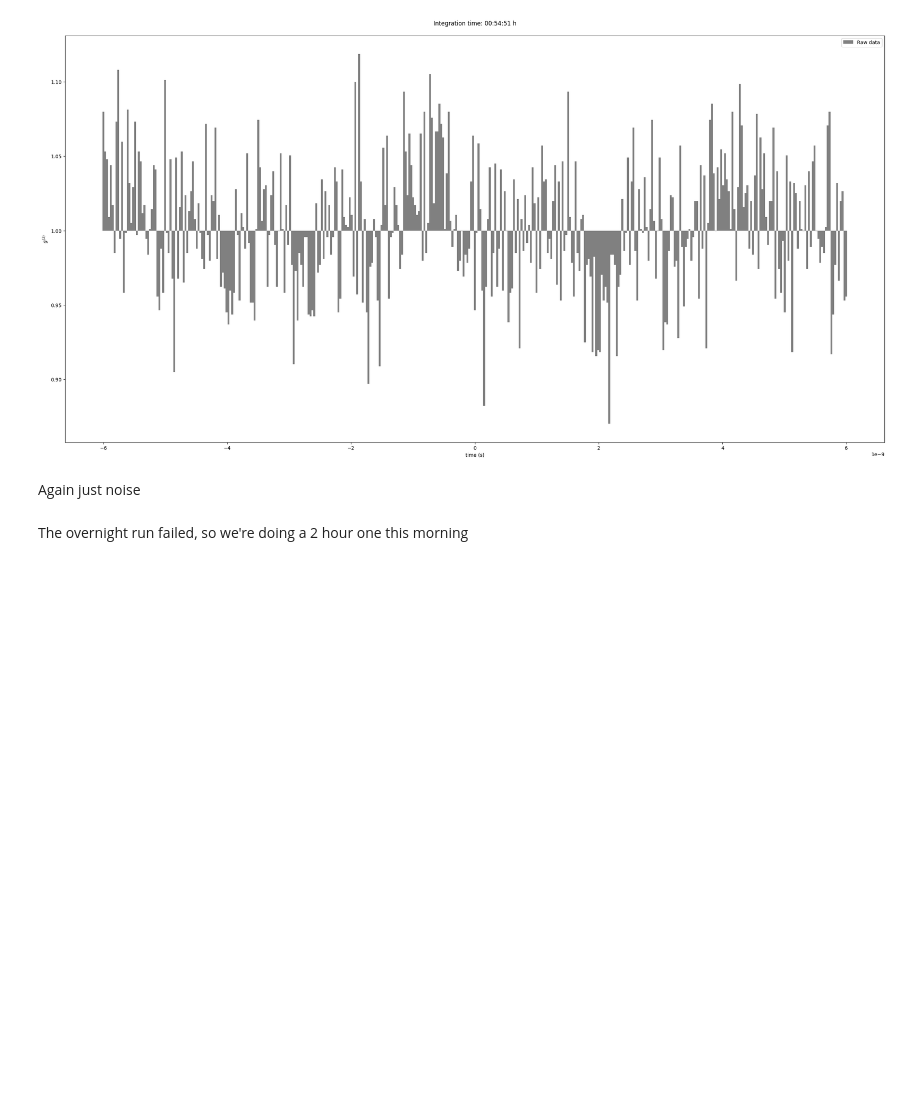
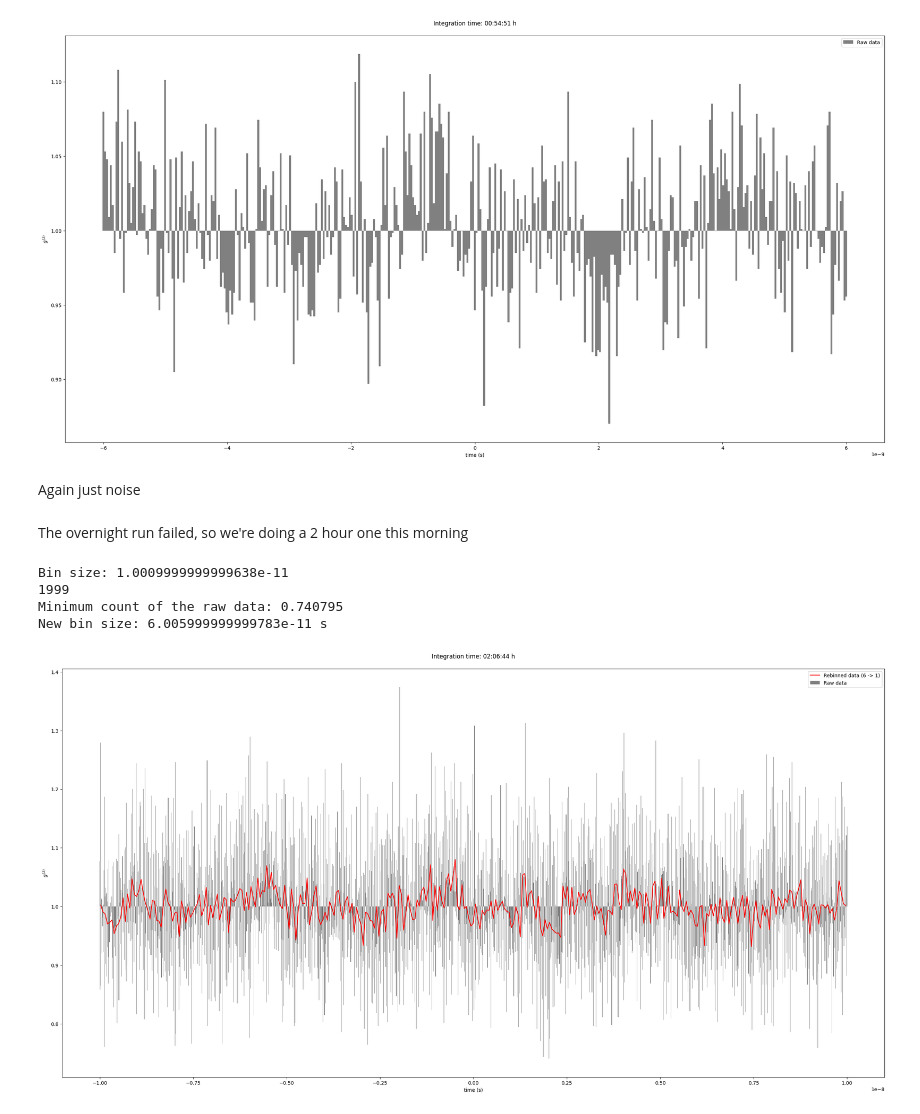
Before and after one commit to MixtliMonroe/SinglePhotonInterference, a Jupyter notebook: analyseExp2.ipynb, the cells around one changed output. Saved outputs shown, nothing was run; the diff lists cells and outputs as text; code cells hidden in the pictures; blank space fills up the shorter version.

```diff
--- a/analyseExp2.ipynb
+++ b/analyseExp2.ipynb
@@ -66,3 +70,45 @@ Minimum count of the raw data: 1.118723
 Again just noise
 # %% [markdown]
 The overnight run failed, so we're doing a 2 hour one this morning
+# %%
+%matplotlib inline
+# Skip the comment lines starting with '#' and read the data
+g2dataset = pd.read_csv(r"Experiment 2\G2Functions_2.txt", comment='#', sep=';', header=None, names=["T", "G2"])
+g2dataset = g2dataset.to_numpy().T
+# Get integration time
+with open(r"Experiment 2\G2Functions_2.txt") as f:
+    lines = f.readlines()
+    integration_time = lines[5][17:]
+plt.title(f"Integration time: {integration_time}")
+
+T = g2dataset[0]
+g2 = g2dataset[1]
+print(f"Bin size: {T[1] - T[0]}")
+print(len(T))
+
+plt.bar(T, g2-1, T[1] - T[0], bottom=1, label="Raw data", color="grey")
+
+print(f"Minimum count of the raw data: {min(g2)}")
+
+# Rebin data ----------------------------------------------------------
+# Rebin to rebin_amount bins
+rebin_amount = 6
+print(f"New bin size: {rebin_amount*(T[1] - T[0])} s")
+
+# Rebin data
+T_rebinned_3 = np.array([sum([T[i+j] for j in range(rebin_amount)]) / rebin_amount for i in range(0, len(T)-(rebin_amount-1), rebin_amount)])
+g2_rebinned_3 = np.array([sum([g2[i+j] for j in range(rebin_amount)]) / rebin_amount for i in range(0, len(g2)-(rebin_amount-1), rebin_amount)])
+
+plt.plot(T_rebinned_3, g2_rebinned_3, label=f"Rebinned data ({rebin_amount} -> 1)", color="red")
+
+
+plt.xlabel("time (s)")
+plt.ylabel(r"$g^{(2)}$")
+plt.legend()
+plt.show()
+# %% [output]
+Bin size: 1.0009999999999638e-11
+1999
+Minimum count of the raw data: 0.740795
+New bin size: 6.005999999999783e-11 s
+[figure, added]
```
Also changed, not shown: parts of 2 cells of this notebook.
